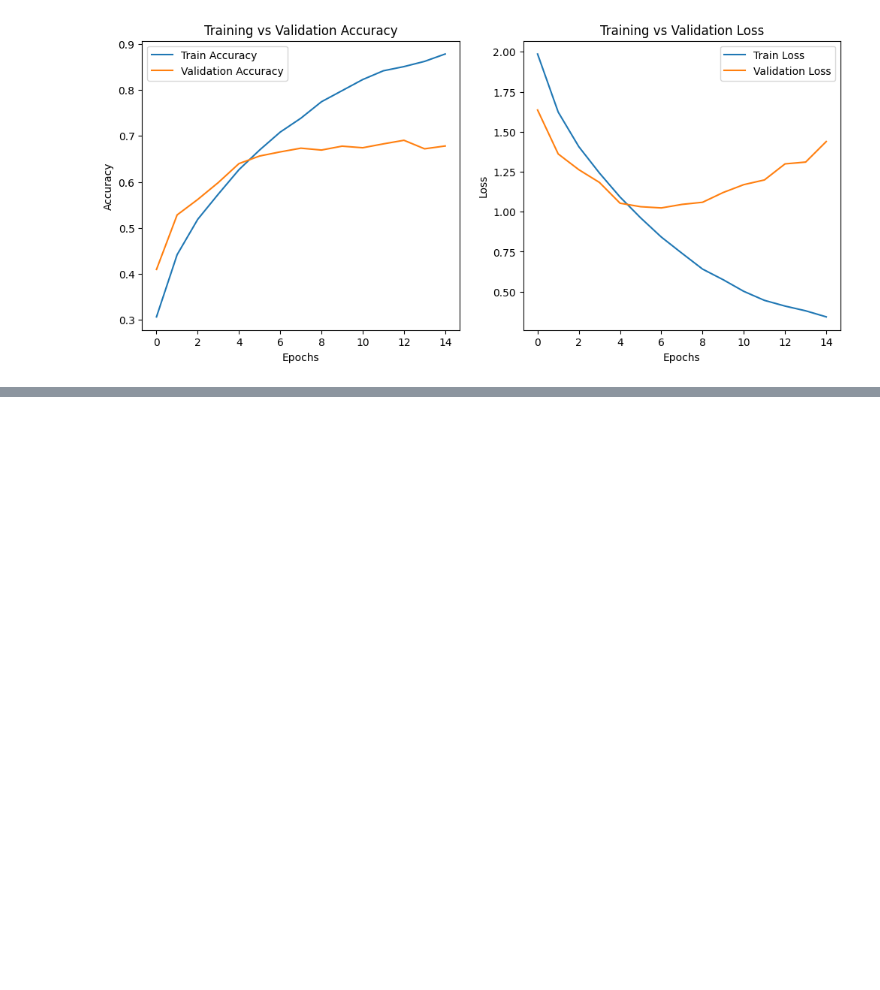
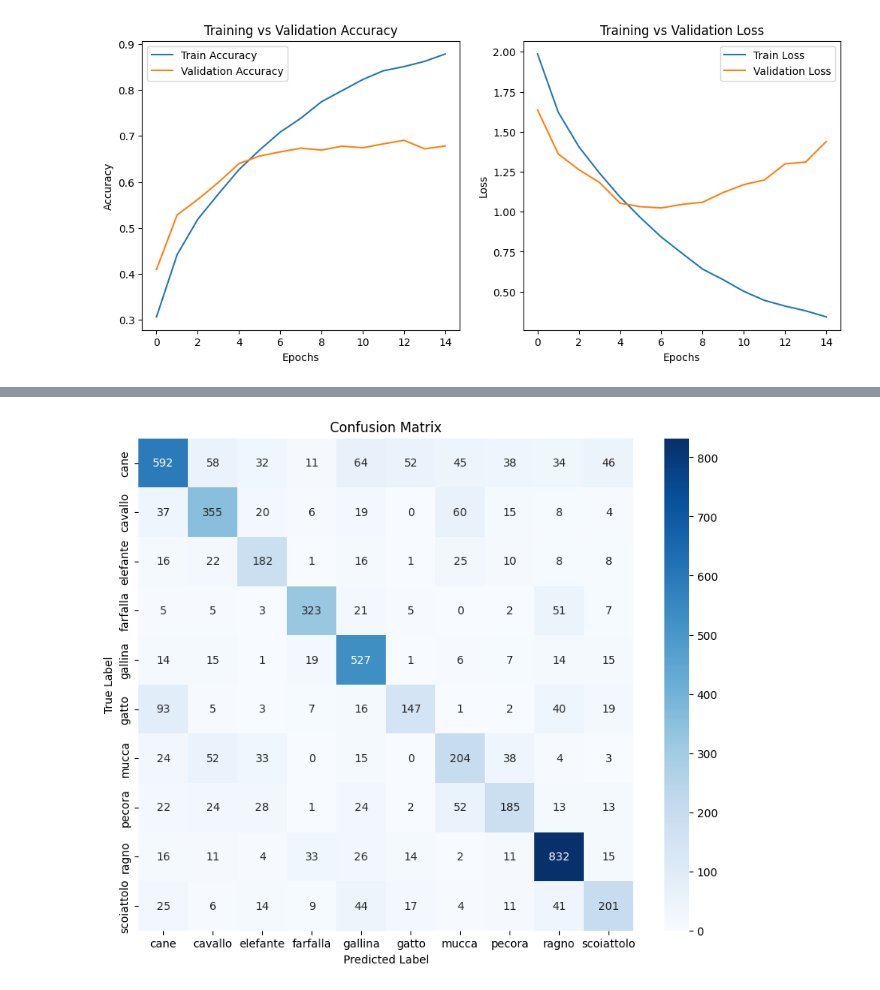
Before and after one commit to KJanzon/Project-CNN, a Jupyter notebook: main (1).ipynb, the cells around one changed output, grey strips where cells are left out. Saved outputs shown, nothing was run; the diff lists cells and outputs as text; code cells hidden in the pictures; blank space fills up the shorter version.

```diff
--- a/main (1).ipynb
+++ b/main (1).ipynb
@@ -198,0 +215,37 @@ Validation Loss: 1.4391
+# %%
+#label
+
+# Get true labels and predicted labels
+y_true = []
+y_pred = []
+
+# Get class labels
+class_labels = list(train_generator.class_indices.keys())
+
+# Predict on the entire validation set
+for images, labels in val_generator:
+    predictions = model.predict(images)  # Get predictions
+    y_true.extend(np.argmax(labels, axis=1))  # Convert one-hot encoding to label index
+    y_pred.extend(np.argmax(predictions, axis=1))  # Get highest probability class
+
+    if len(y_true) >= val_generator.samples:  # Stop when all validation images are processed
+        break
+# %%
+
+import numpy as np
+import matplotlib.pyplot as plt
+import seaborn as sns
+from sklearn.metrics import confusion_matrix, classification_report
+
+# Compute confusion matrix
+cm = confusion_matrix(y_true, y_pred)
+
+# Plot confusion matrix
+plt.figure(figsize=(10, 8))
+sns.heatmap(cm, annot=True, fmt='d', cmap="Blues", xticklabels=class_labels, yticklabels=class_labels)
+plt.xlabel('Predicted Label')
+plt.ylabel('True Label')
+plt.title('Confusion Matrix')
+plt.show()
+# %% [output]
+[figure, added]
```
Also changed, not shown: parts of 2 cells of this notebook.
